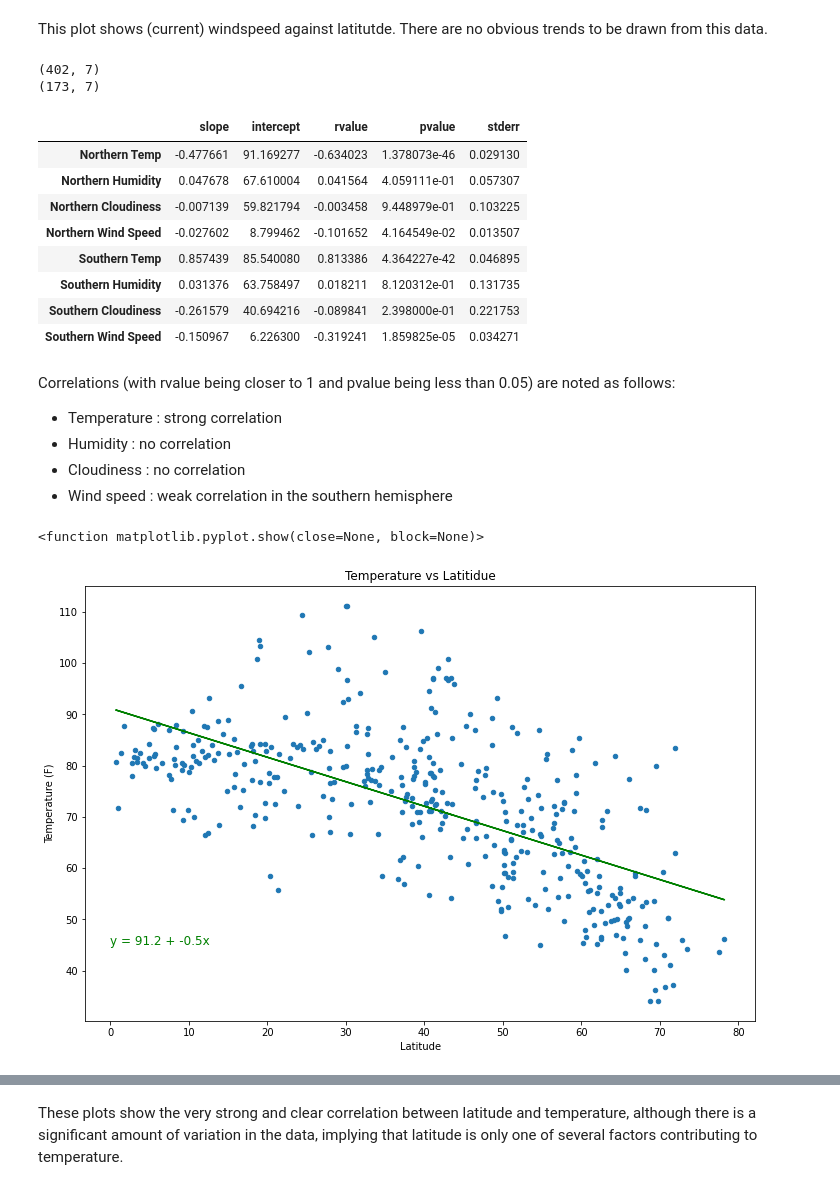
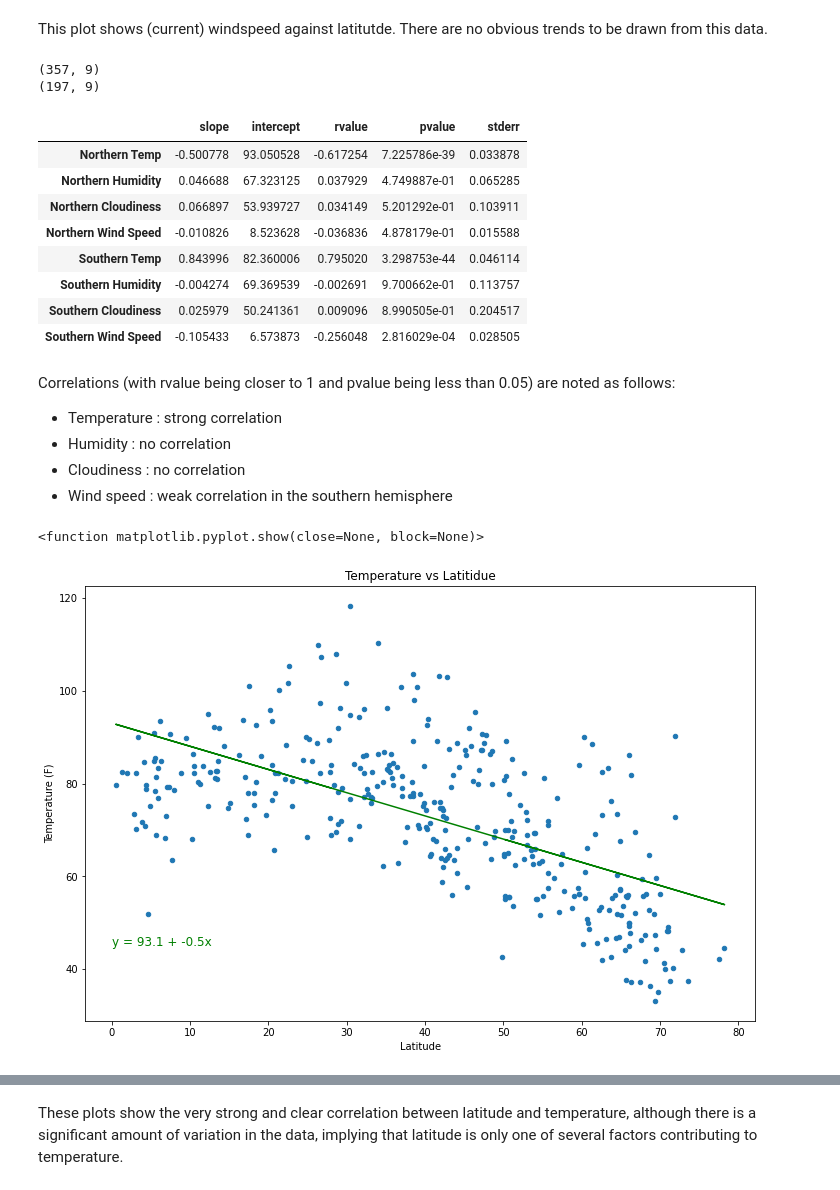
Before and after one commit to TomHOldershaw/python-api-challenge, a Jupyter notebook: WeatherPy/WeatherPy.ipynb, the cells around one changed output, grey strips where cells are left out. Drawn from its saved outputs; the diff is of its cells as text; code cells hidden in the pictures.

Commit message:
Updated df and scatterplots

```diff
--- a/WeatherPy/WeatherPy.ipynb
+++ b/WeatherPy/WeatherPy.ipynb
@@ -48,6 +48,8 @@ windspeed = []
 c_coord = []
 c_lat=[]
 c_lon=[]
+country=[]
+dt=[]
 
 # Call weather API
 
@@ -80,6 +82,8 @@ for city in cities:
         c_coord.append(weather_json['coord'])
         c_lat.append(weather_json['coord']['lat'])
         c_lon.append(weather_json['coord']['lon'])
+        country.append(weather_json['sys']['country'])
+        dt.append(weather_json['dt'])
         success = success+1
     except KeyError:
         print("City not found")
@@ -92,6 +96,8 @@ for city in cities:
         c_coord.append(None)
         c_lat.append(None)
         c_lon.append(None)
+        country.append(None)
+        dt.append(None)
         fail = fail+1
 
     # Rate limit is 60 per minute, so add a sleep() call of 1 second after each request
@@ -122,10 +128,12 @@ city_wthr = pd.DataFrame( {
             'City' : cities,
             'Lat' : c_lat,
             'Lon' : c_lon,
-            'Temp' : temp,
+            'Max Temp' : maxtemp,
             'Humidity' : humidity,
             'Cloudiness' : cloudiness,
-            'Wind Speed' : windspeed
+            'Wind Speed' : windspeed,
+            'Country' : country,
+            'Date' : dt
 }, dtype='float')
 print(city_wthr.dtypes)
 city_wthr.head(10)
@@ -248,15 +249,15 @@ southern = city_wther[city_wther['Lat'] < 0]
 print(northern.shape)
 print(southern.shape)
 # %% [output]
-(402, 7)
-(173, 7)
+(357, 9)
+(197, 9)
 # %%
 # Calculate linear regressions
-nt_temp_rg = linregress(northern['Lat'], northern['Temp'])
+nt_temp_rg = linregress(northern['Lat'], northern['Max Temp'])
 nt_humd_rg = linregress(northern['Lat'], northern['Humidity'])
 nt_clod_rg = linregress(northern['Lat'], northern['Cloudiness'])
 nt_wind_rg = linregress(northern['Lat'], northern['Wind Speed'])
-st_temp_rg = linregress(southern['Lat'], southern['Temp'])
+st_temp_rg = linregress(southern['Lat'], southern['Max Temp'])
 st_humd_rg = linregress(southern['Lat'], southern['Humidity'])
 st_clod_rg = linregress(southern['Lat'], southern['Cloudiness'])
 st_wind_rg = linregress(southern['Lat'], southern['Wind Speed'])
@@ -267,14 +268,14 @@ regressions = pd.DataFrame([nt_temp_rg, nt_humd_rg, nt_clod_rg, nt_wind_rg, st_t
 regressions
 # %% [output]
 |  | slope | intercept | rvalue | pvalue | stderr |
-| Northern Temp | -0.477661 | 91.169277 | -0.634023 | 1.378073e-46 | 0.029130 |
-| Northern Humidity | 0.047678 | 67.610004 | 0.041564 | 4.059111e-01 | 0.057307 |
-| Northern Cloudiness | -0.007139 | 59.821794 | -0.003458 | 9.448979e-01 | 0.103225 |
-| Northern Wind Speed | -0.027602 | 8.799462 | -0.101652 | 4.164549e-02 | 0.013507 |
-| Southern Temp | 0.857439 | 85.540080 | 0.813386 | 4.364227e-42 | 0.046895 |
-| Southern Humidity | 0.031376 | 63.758497 | 0.018211 | 8.120312e-01 | 0.131735 |
-| Southern Cloudiness | -0.261579 | 40.694216 | -0.089841 | 2.398000e-01 | 0.221753 |
-| Southern Wind Speed | -0.150967 | 6.226300 | -0.319241 | 1.859825e-05 | 0.034271 |
+| Northern Temp | -0.500778 | 93.050528 | -0.617254 | 7.225786e-39 | 0.033878 |
+| Northern Humidity | 0.046688 | 67.323125 | 0.037929 | 4.749887e-01 | 0.065285 |
+| Northern Cloudiness | 0.066897 | 53.939727 | 0.034149 | 5.201292e-01 | 0.103911 |
+| Northern Wind Speed | -0.010826 | 8.523628 | -0.036836 | 4.878179e-01 | 0.015588 |
+| Southern Temp | 0.843996 | 82.360006 | 0.795020 | 3.298753e-44 | 0.046114 |
+| Southern Humidity | -0.004274 | 69.369539 | -0.002691 | 9.700662e-01 | 0.113757 |
+| Southern Cloudiness | 0.025979 | 50.241361 | 0.009096 | 8.990505e-01 | 0.204517 |
+| Southern Wind Speed | -0.105433 | 6.573873 | -0.256048 | 2.816029e-04 | 0.028505 |
 # %% [markdown]
 Correlations (with rvalue being closer to 1 and pvalue being less than 0.05) are noted as follows:
 - Temperature : strong correlation
@@ -284,23 +285,23 @@ Correlations (with rvalue being closer to 1 and pvalue being less than 0.05) are
 # %%
 # New plots
 
 # Northern temperature
 regress_slope = nt_temp_rg[0]
 regress_icept = nt_temp_rg[1]
 regress_values = [(x * regress_slope) + regress_icept for x in northern['Lat']]
 regress_text = f"y = {round(regress_icept,1)} + {round(regress_slope,1)}x"
 
-northern.plot(kind="scatter", x='Lat', y='Temp', figsize=(12,8))
+northern.plot(kind="scatter", x='Lat', y='Max Temp', figsize=(12,8))
 plt.plot(northern['Lat'], regress_values, color="g")
 plt.annotate(regress_text,(0,45),fontsize=12,color="g")
 plt.xlabel("Latitude")
 plt.ylabel("Temperature (F)")
 plt.title("Temperature vs Latitidue")
 plt.savefig("output/temp_northern.png", format='png')
 plt.show
 # %% [output]
 <function matplotlib.pyplot.show(close=None, block=None)>
-[figure, old version]
+[figure, new version]
 # %%
 # Southern temperature
 regress_slope = st_temp_rg[0]
```
Also changed, not shown: parts of 16 cells of this notebook.
